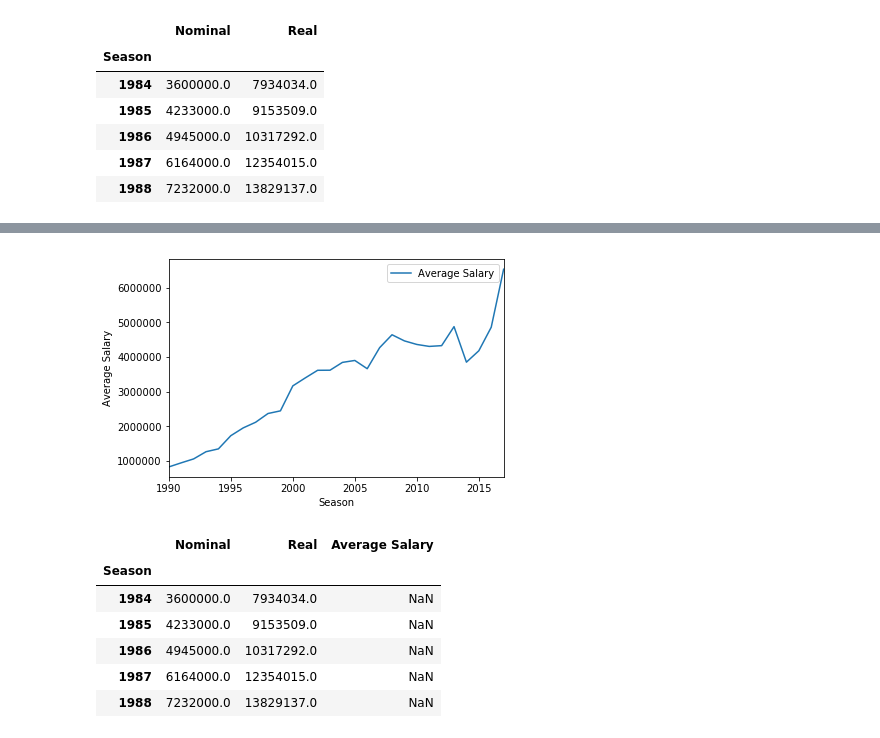
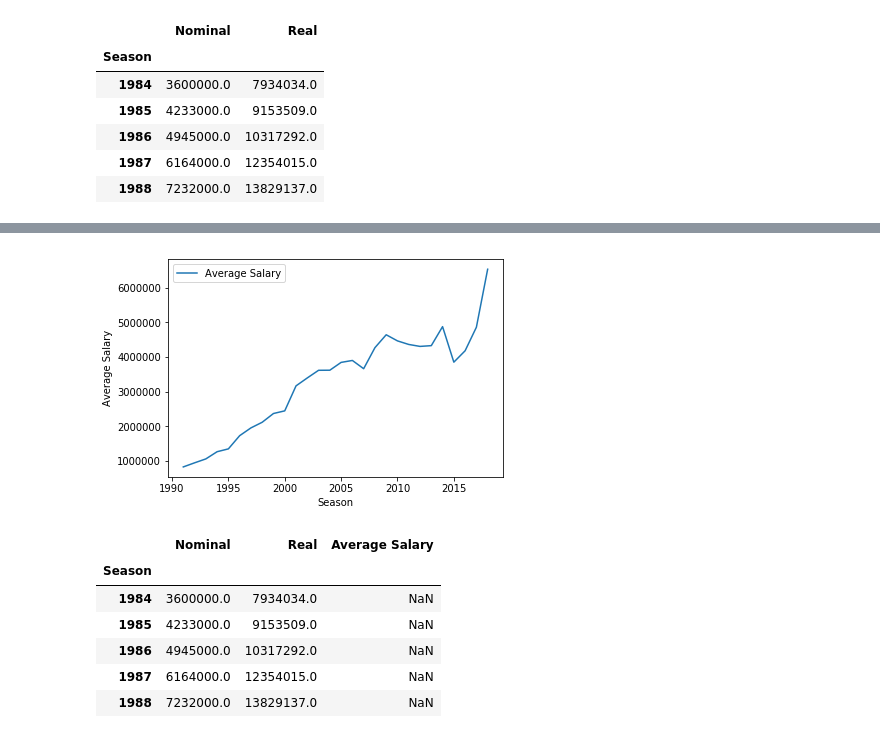
Before and after one commit to dcleung/CIS520-Project, a Jupyter notebook: Notebooks/NBA_Salaries.ipynb, the cells around one changed output, grey strips where cells are left out. Saved outputs shown, nothing was run; the diff lists cells and outputs as text; code cells hidden in the pictures.

```diff
--- a/Notebooks/NBA_Salaries.ipynb
+++ b/Notebooks/NBA_Salaries.ipynb
@@ -6,8 +6,8 @@ import numpy as np
 import matplotlib.pyplot as plt
 # %%
 # Open up our CSV files located in the /Data subfolder
-NBA_salaries_df = pd.read_csv("../Data/nba_salaries_1990_to_2018.csv")
-player_data_df = pd.read_csv("../Data/player_data.csv")
+salaries_df = pd.read_csv("../Data/nba_salaries_1990_to_2018.csv")
+# player_data_df = pd.read_csv("../Data/player_data.csv")
 players_df = pd.read_csv("../Data/Players.csv")
 seasons_stats_df = pd.read_csv("../Data/Seasons_Stats.csv")
 salary_cap_df = pd.read_csv("../Data/salary_cap.csv")
@@ -124,13 +147,13 @@ plt.show()
 # %%
 # Get the average salary over the years 1990-2018
-avg_salaries = NBA_salaries_df.groupby('season_end').transform('mean').drop_duplicates()
+avg_salaries = salaries_df.groupby('season_end')['salary', 'season_end'].transform('mean').drop_duplicates()
 avg_salaries.columns = ['Average Salary', 'Season']
 avg_salaries = avg_salaries.set_index('Season')
 avg_salaries.plot.line()
 plt.ylabel('Average Salary')
 plt.show()
 # %% [output]
-[figure, old version]
+[figure, new version]
 # %%
 salary_cap_df = pd.concat([salary_cap_df, avg_salaries], axis=1, join_axes=[salary_cap_df.index])
 salary_cap_df.head()
```
Also changed, not shown: parts of 19 cells of this notebook.
